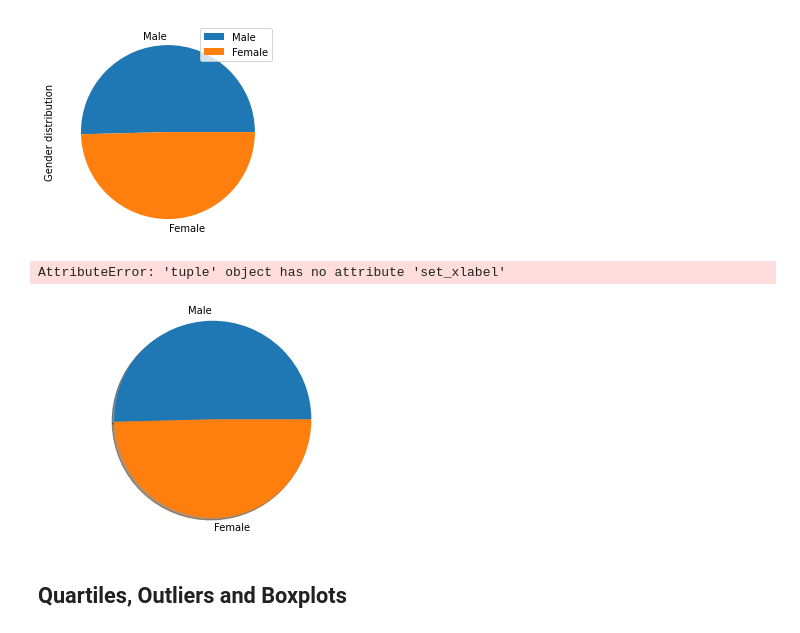
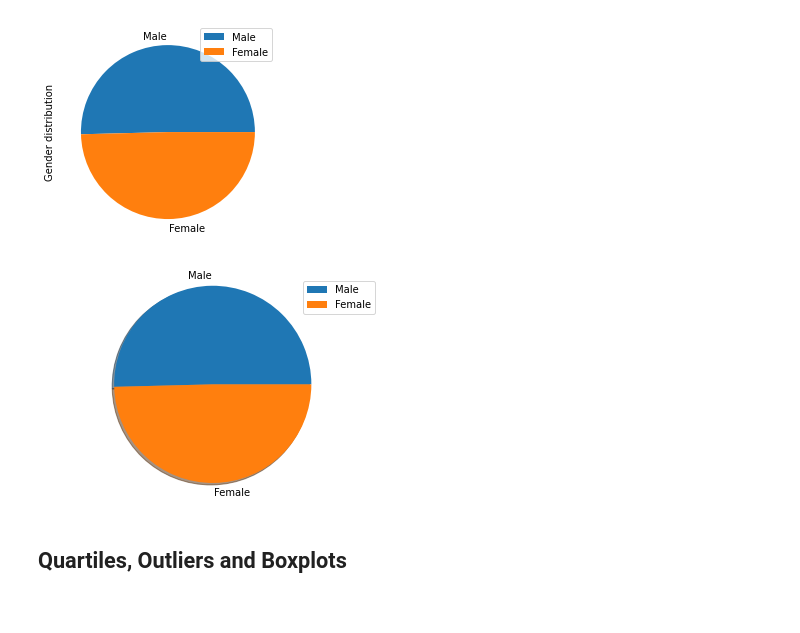
Before and after one commit to RZHANG2021/Matplotlib, a Jupyter notebook: pymaceuticals_starter.ipynb, the cells around one changed output. Cells and saved outputs as stored; diff of their text form; code cells hidden in the pictures.

```diff
--- a/pymaceuticals_starter.ipynb
+++ b/pymaceuticals_starter.ipynb
@@ -256,16 +249,15 @@ gender_df_plot=gender_count.plot.pie(y="Gender distribution")
 # %%
 # Generate a pie plot showing the distribution of female versus male mice using pyplot
 # Pie chart, where the slices will be ordered and plotted counter-clockwise:
 
 fig1, ax1 = plt.subplots()
-gender_py_plot=ax1.pie(gender_count["Gender distribution"],labels=gender_count.index, shadow=True, startangle=0)
+gender_py_plot=ax1.pie(gender_count["Gender distribution"],labels=gender_count.index,shadow=True, startangle=0)
 ax1.axis('equal')
+ax1.legend(labels=gender_count.index, loc=1)
 
-gender_py_plot.set_xlabel("Gender distribution")
 plt.show()
 # %% [output]
-AttributeError: 'tuple' object has no attribute 'set_xlabel'
-[figure, old version]
+[figure, new version]
 # %% [markdown]
 ## Quartiles, Outliers and Boxplots
 # %%
```
Also changed, not shown: parts of 15 cells of this notebook.
